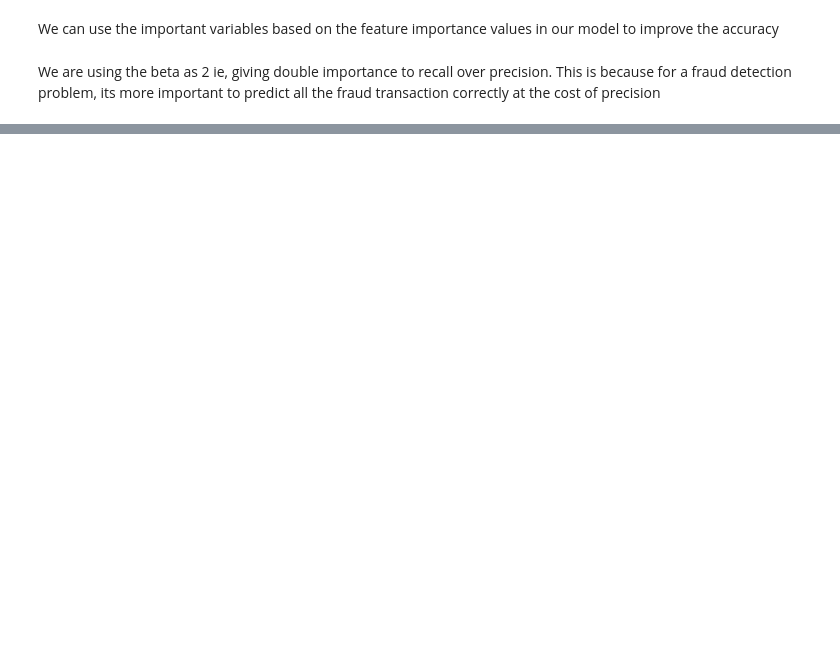
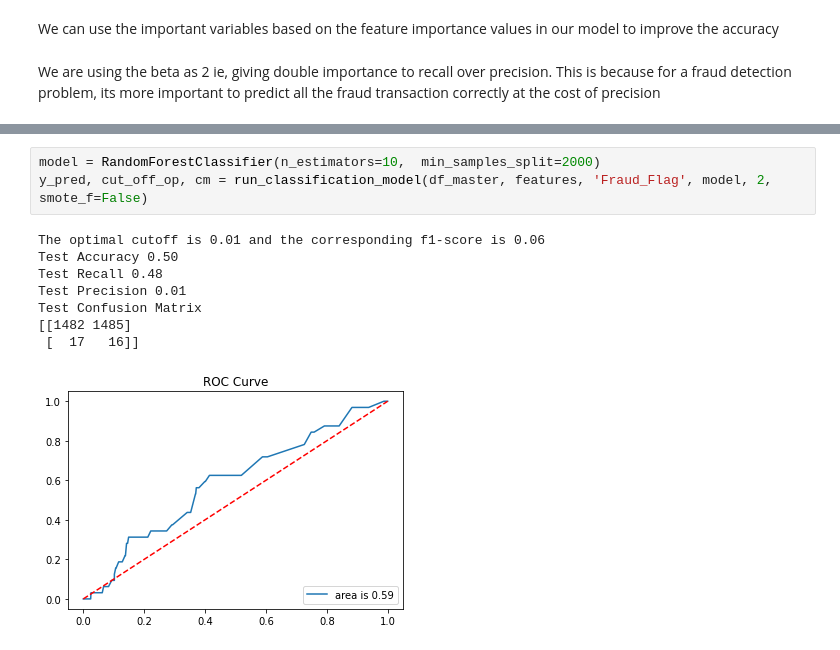
Before and after one commit to BhaskarBiswas/Python-Codes, a Jupyter notebook: classification_algo_with_EDA.ipynb, the cells around one changed output, grey strips where cells are left out. Drawn from its saved outputs; the diff is of its cells as text; blank space fills up the shorter version.

```diff
--- a/classification_algo_with_EDA.ipynb
+++ b/classification_algo_with_EDA.ipynb
@@ -660,3 +662,15 @@ Test Confusion Matrix
+# %%
+model = RandomForestClassifier(n_estimators=10,  min_samples_split=2000)
+y_pred, cut_off_op, cm = run_classification_model(df_master, features, 'Fraud_Flag', model, 2, smote_f=False)
+# %% [output]
+The optimal cutoff is 0.01 and the corresponding f1-score is 0.06
+Test Accuracy 0.50
+Test Recall 0.48
+Test Precision 0.01
+Test Confusion Matrix
+[[1482 1485]
+ [  17   16]]
+[figure, added]
 # %%
 model = RandomForestClassifier(n_estimators=10,  min_samples_split=2000)
 y_pred, cut_off_op, cm = run_classification_model(df_master, features, 'Fraud_Flag', model, 2, smote_f=True)
```
Also changed, not shown: parts of 7 cells of this notebook.
